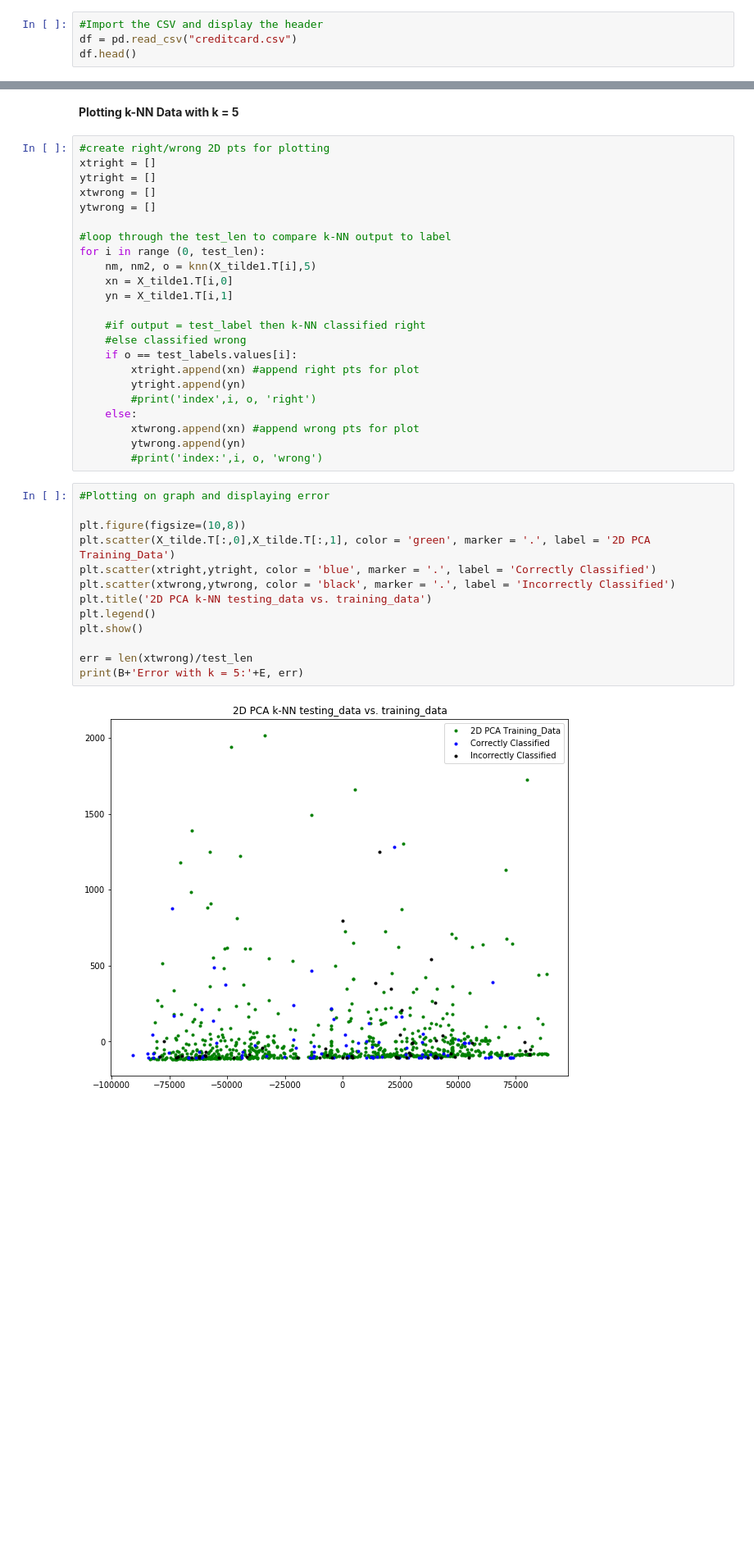
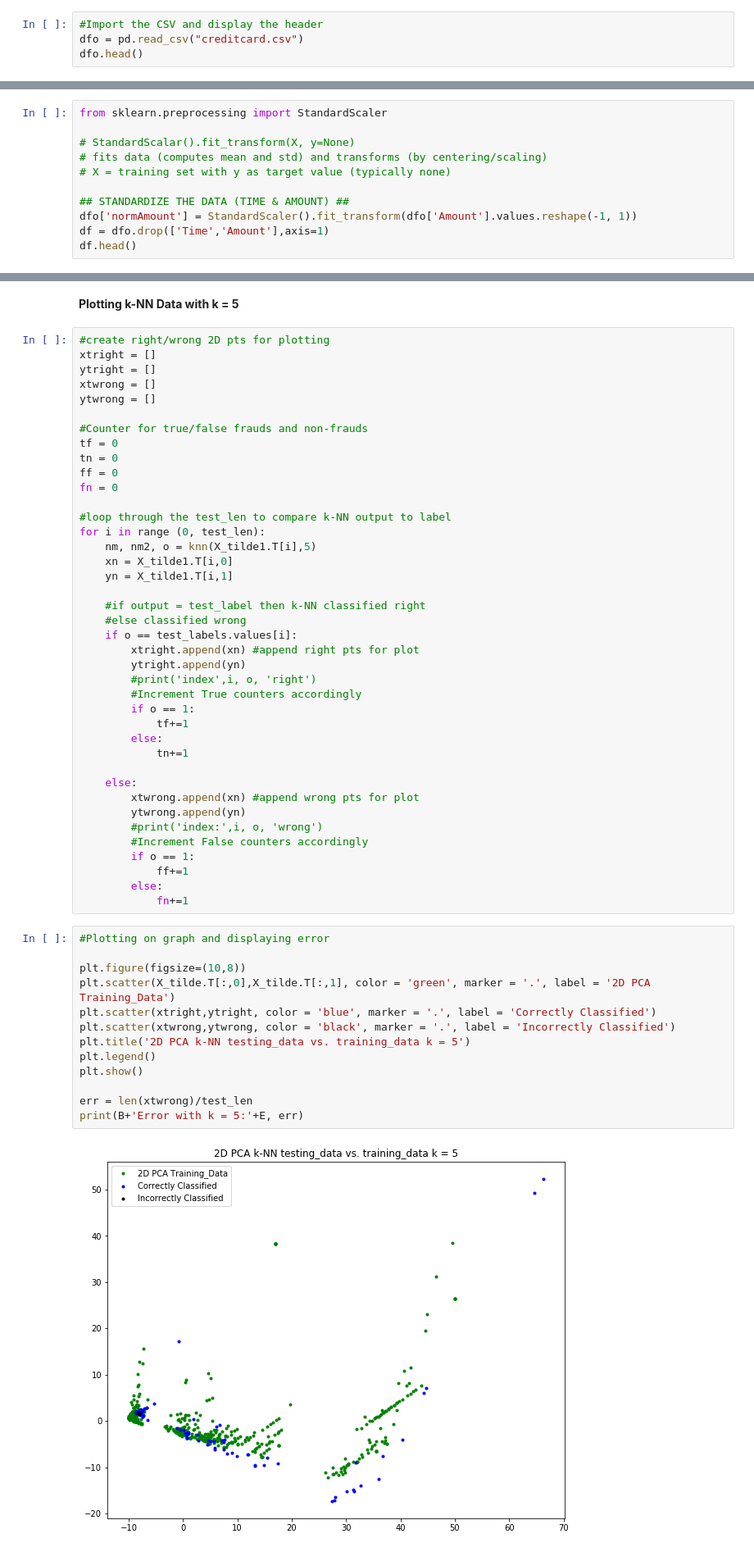
Before and after one commit to safashaikh/MLFinalProj, a Jupyter notebook: creditcard.ipynb, the cells around one changed output, grey strips where cells are left out. Shown at 82% size. Cells and saved outputs as stored; diff of their text form; blank space fills up the shorter version.

```diff
--- a/creditcard.ipynb
+++ b/creditcard.ipynb
@@ -25,8 +26,8 @@ B= '\033[1m'
 E= '\033[0m'
 # %%
 #Import the CSV and display the header
-df = pd.read_csv("creditcard.csv")
-df.head()
+dfo = pd.read_csv("creditcard.csv")
+dfo.head()
 # %% [output]
 |  | Time | V1 | V2 | V3 | V4 | V5 | V6 | V7 | V8 | V9 | ... | ... |
 | 0 | 0.0 | -1.359807 | -0.072781 | 2.536347 | 1.378155 | -0.338321 | 0.462388 | 0.239599 | 0.098698 | 0.363787 | ... | ... |
@@ -106,0 +64,11 @@ Yu = usd.loc[:, usd.columns == 'Class'] # Yu == 1 then fraud otherwise 0
+# %%
+from sklearn.preprocessing import StandardScaler
+
+# StandardScalar().fit_transform(X, y=None)
+# fits data (computes mean and std) and transforms (by centering/scaling)
+# X = training set with y as target value (typically none)
+
+## STANDARDIZE THE DATA (TIME & AMOUNT) ##
+dfo['normAmount'] = StandardScaler().fit_transform(dfo['Amount'].values.reshape(-1, 1))
+df = dfo.drop(['Time','Amount'],axis=1)
+df.head()
@@ -237,6 +262,12 @@ xtright = []
 ytright = []
 xtwrong = []
 ytwrong = []
+
+#Counter for true/false frauds and non-frauds
+tf = 0
+tn = 0
+ff = 0
+fn = 0
 
 #loop through the test_len to compare k-NN output to label
 for i in range (0, test_len):
@@ -250,22 +281,33 @@ for i in range (0, test_len):
         xtright.append(xn) #append right pts for plot
         ytright.append(yn)
         #print('index',i, o, 'right')
+        #Increment True counters accordingly
+        if o == 1:
+            tf+=1
+        else:
+            tn+=1
+
     else:
         xtwrong.append(xn) #append wrong pts for plot
         ytwrong.append(yn)
         #print('index:',i, o, 'wrong')
+        #Increment False counters accordingly
+        if o == 1:
+            ff+=1
+        else:
+            fn+=1
 # %%
 #Plotting on graph and displaying error
 
 plt.figure(figsize=(10,8))
 plt.scatter(X_tilde.T[:,0],X_tilde.T[:,1], color = 'green', marker = '.', label = '2D PCA Training_Data')
 plt.scatter(xtright,ytright, color = 'blue', marker = '.', label = 'Correctly Classified')
 plt.scatter(xtwrong,ytwrong, color = 'black', marker = '.', label = 'Incorrectly Classified')
-plt.title('2D PCA k-NN testing_data vs. training_data')
+plt.title('2D PCA k-NN testing_data vs. training_data k = 5')
 plt.legend()
 plt.show()
 
 err = len(xtwrong)/test_len
 print(B+'Error with k = 5:'+E, err)
 # %% [output]
-[figure, old version]
+[figure, new version]
```
Also changed, not shown: parts of 36 cells of this notebook.
